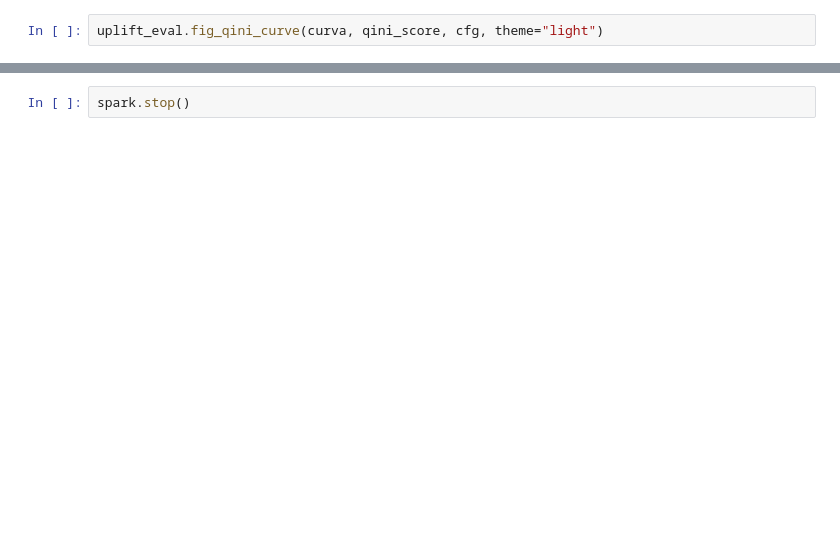
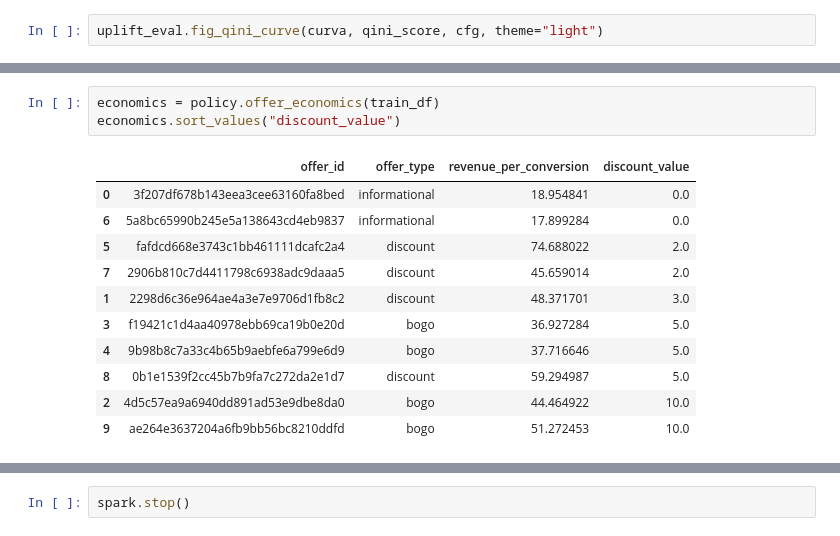
Before and after one commit to caio-olubini/ifood-coupons-uplift, a Jupyter notebook: notebooks/2_modeling.ipynb, the cells around one changed output, grey strips where cells are left out. Drawn from its saved outputs; the diff is of its cells as text; blank space fills up the shorter version.

```diff
--- a/notebooks/2_modeling.ipynb
+++ b/notebooks/2_modeling.ipynb
@@ -334,0 +236,15 @@ Depois disso, `specification/02-modeling/tasks.md`:
+# %%
+economics = policy.offer_economics(train_df)
+economics.sort_values("discount_value")
+# %% [output]
+|  | offer_id | offer_type | revenue_per_conversion | discount_value |
+| 0 | 3f207df678b143eea3cee63160fa8bed | informational | 18.954841 | 0.0 |
+| 6 | 5a8bc65990b245e5a138643cd4eb9837 | informational | 17.899284 | 0.0 |
+| 5 | fafdcd668e3743c1bb461111dcafc2a4 | discount | 74.688022 | 2.0 |
+| 7 | 2906b810c7d4411798c6938adc9daaa5 | discount | 45.659014 | 2.0 |
+| 1 | 2298d6c36e964ae4a3e7e9706d1fb8c2 | discount | 48.371701 | 3.0 |
+| 3 | f19421c1d4aa40978ebb69ca19b0e20d | bogo | 36.927284 | 5.0 |
+| 4 | 9b98b8c7a33c4b65b9aebfe6a799e6d9 | bogo | 37.716646 | 5.0 |
+| 8 | 0b1e1539f2cc45b7b9fa7c272da2e1d7 | discount | 59.294987 | 5.0 |
+| 2 | 4d5c57ea9a6940dd891ad53e9dbe8da0 | bogo | 44.464922 | 10.0 |
+| 9 | ae264e3637204a6fb9bb56bc8210ddfd | bogo | 51.272453 | 10.0 |
```
Also changed, not shown: parts of 43 cells of this notebook, 16 other files.
